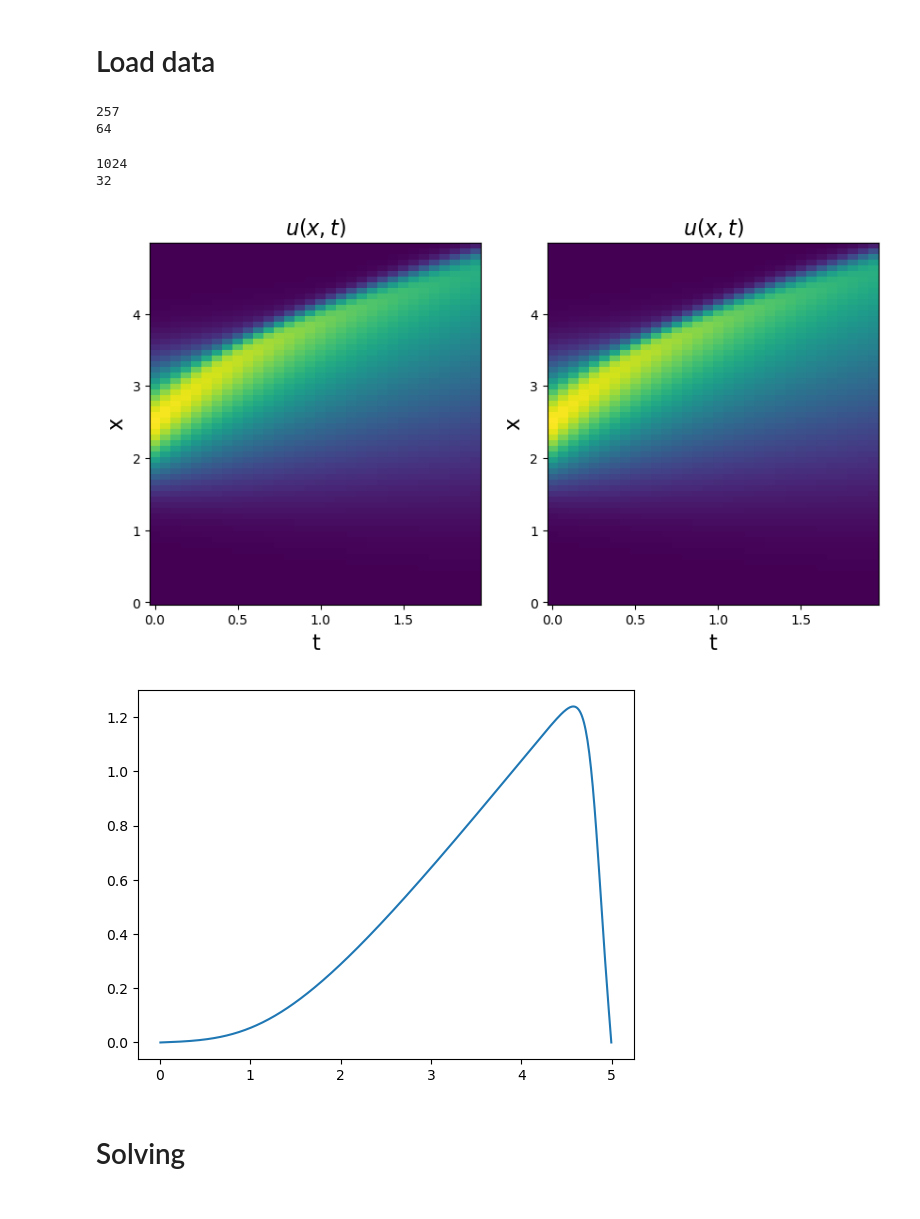
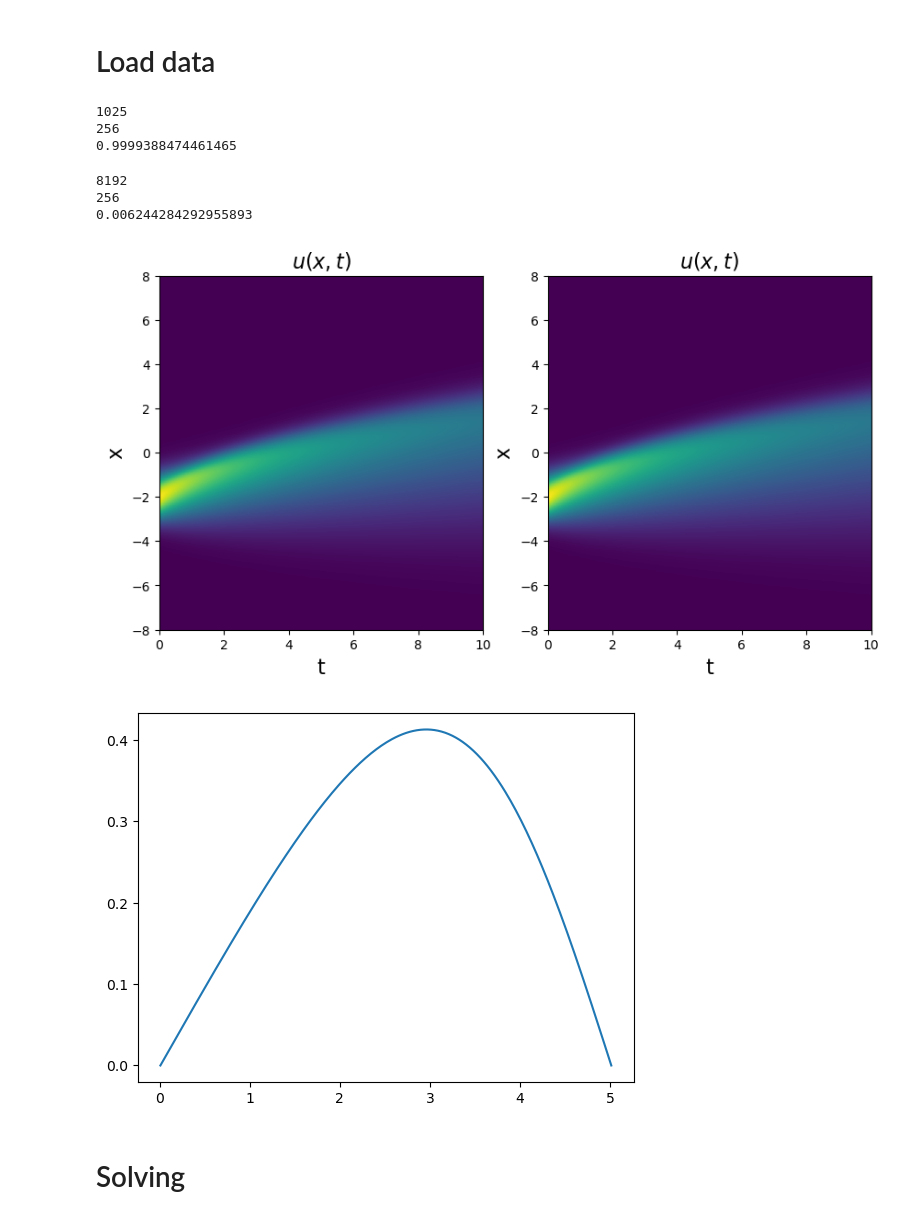
Before and after one commit to cpml-au/dctkit, a Jupyter notebook: examples/burgers.ipynb, the cells around one changed output. Cells and saved outputs as stored; diff of their text form; code cells hidden in the pictures.

```diff
--- a/examples/burgers.ipynb
+++ b/examples/burgers.ipynb
@@ -23,8 +23,8 @@ config()
 # %%
 # SPACE PARAMS
 # spatial resolution
-dx = 5/2**8
-L = 5 + dx
+dx = 2**4/2**10
+L = 2**4 + dx
 dx_norm = dx/L
 L_norm = 1
 #  Number of spatial grid points
@@ -32,7 +32,7 @@ nx = int(math.ceil(L / dx))
 nx_norm = nx
 
 # vector containing spatial points
-x = np.linspace(0, L, nx)
+x = np.linspace(-L/2, L/2, nx)
 x_norm = np.linspace(0, L_norm, nx_norm)
 # circumcenters
 x_circ = (x[:-1] + x[1:])/2
@@ -41,17 +41,19 @@ x_norm_circ = (x_norm[:-1] + x_norm[1:])/2
 print(nx)
 print(len(x_circ[::4]))
 # initial velocity
-u_0 = 2 * np.exp(-2 * (x_circ - 0.5 * L)**2)
+u_0 = 1* np.exp(-1 * (x_circ + 0.5 * L/4)**2)
 umax = np.max(u_0)
+print(umax)
 # %% [output]
-257
-64
+1025
+256
+0.9999388474461465
 # %%
 # TIME PARAMS
-T = 2
+T = 10
 T_norm = T*umax/L
 # temporal resolution
-dt = 2/2**10
+dt = 10/2**13
 dt_norm = dt*umax/L
 # number of temporal grid points
 nt = int(math.ceil(T / dt))
@@ -64,11 +66,13 @@ t_norm = np.linspace(0, T_norm, nt_norm)
 print(nt)
 print(len(t[::32]))
 #Viscosity
-nu = 0.05
+nu = 0.1
 nu_norm = nu/(L*umax)
+print(nu_norm)
 # %% [output]
-1024
-32
+8192
+256
+0.006244284292955893
 # %%
 def main_run_FDM(u,x, dt, dx, nu, max_time_iter):
     for t in range(max_time_iter):
@@ -87,41 +91,41 @@ u_norm = np.zeros([nx_norm-1, nt_norm])
 # Initial condition
 u[:, 0] = u_0
 # Boundary condition at x=0
 u[0, :] = 0
 # Boundary condition at x=xmax
 u[-1, :] = 0
 
 u = main_run_FDM(u, x,dt, dx, nu, nt-1)
 
 # Initial condition
 u_norm[:, 0] = u_0/umax
 # Boundary condition at x=0
 u_norm[0, :] = 0
 # Boundary condition at x=xmax
 u_norm[-1, :] = 0
 u_norm = main_run_FDM(u_norm, x_norm,dt_norm, dx_norm, nu_norm, nt_norm-1)
 
 # rescale and plot
 u_rescaled = u_norm*umax
 
 
 fig1, ax = plt.subplots(1, 2, figsize=(10, 5))
-ax[0].pcolormesh(t[::32], x_circ[::4], u[::4, ::32])
-ax[1].pcolormesh(t[::32],x_circ[::4],u_rescaled[::4, ::32])
+ax[0].pcolormesh(t, x_circ, u)
+ax[1].pcolormesh(t,x_circ,u_rescaled)
 ax[0].set_xlabel('t', fontsize=16)
 ax[0].set_ylabel('x', fontsize=16)
 ax[0].set_title(r'$u(x, t)$', fontsize=16)
 ax[1].set_xlabel('t', fontsize=16)
 ax[1].set_ylabel('x', fontsize=16)
 ax[1].set_title(r'$u(x, t)$', fontsize=16)
 plt.show()
 # %% [output]
-[figure, old version]
+[figure, new version]
 # %%
 plt.plot(x_circ, u_rescaled[:,-1])
 plt.show()
 # %% [output]
-[figure, old version]
+[figure, new version]
 # %% [markdown]
 # Solving
 # %%
```
Also changed, not shown: parts of 1 cell of this notebook, 4 other files.
